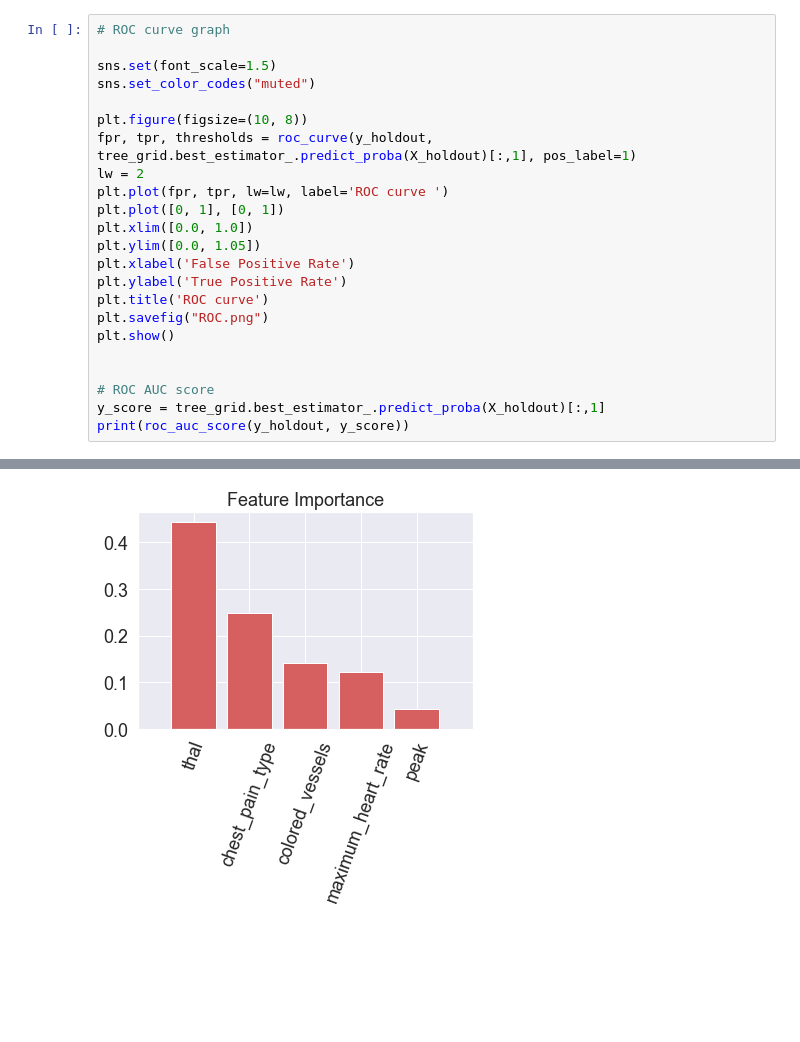
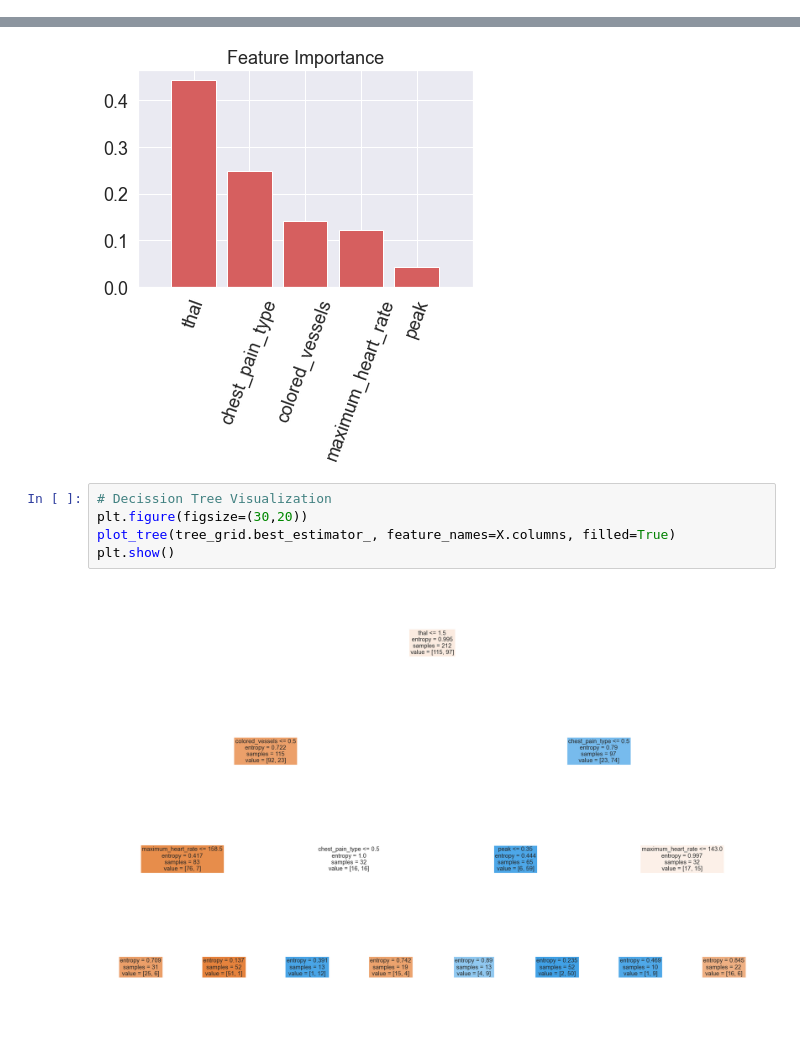
Before and after one commit to Horus1223/OpenDS, a Jupyter notebook: Cardio/CardiologyCategorical_OneHot.ipynb, the cells around one changed output, grey strips where cells are left out. Cells and saved outputs as stored; diff of their text form; blank space fills up the shorter version.

Commit message:
Visualization changes
change main language

```diff
--- a/Cardio/CardiologyCategorical_OneHot.ipynb
+++ b/Cardio/CardiologyCategorical_OneHot.ipynb
@@ -268,26 +271,3 @@ print("Accuracy:",result2)
 plt.figure(figsize=(35,20))
 a = plot_tree(tree_grid.best_estimator_, feature_names=X.columns, filled=True)
 plt.show(a)
-# %%
-# ROC curve graph
-
-sns.set(font_scale=1.5)
-sns.set_color_codes("muted")
-
-plt.figure(figsize=(10, 8))
-fpr, tpr, thresholds = roc_curve(y_holdout, tree_grid.best_estimator_.predict_proba(X_holdout)[:,1], pos_label=1)
-lw = 2
-plt.plot(fpr, tpr, lw=lw, label='ROC curve ')
-plt.plot([0, 1], [0, 1])
-plt.xlim([0.0, 1.0])
-plt.ylim([0.0, 1.05])
-plt.xlabel('False Positive Rate')
-plt.ylabel('True Positive Rate')
-plt.title('ROC curve')
-plt.savefig("ROC.png")
-plt.show()
-
-
-# ROC AUC score
-y_score = tree_grid.best_estimator_.predict_proba(X_holdout)[:,1]
-print(roc_auc_score(y_holdout, y_score))
@@ -318,3 +315,10 @@ skplt.estimators.plot_feature_importances(tree_grid.best_estimator_, title='Feat
 # %% [output]
 <AxesSubplot:title={'center':'Feature Importance'}>
 [figure]
+# %%
+# Decission Tree Visualization
+plt.figure(figsize=(30,20))
+plot_tree(tree_grid.best_estimator_, feature_names=X.columns, filled=True)
+plt.show()
+# %% [output]
+[figure, added]
```
Also changed, not shown: parts of 10 cells of this notebook, 2 other files.
